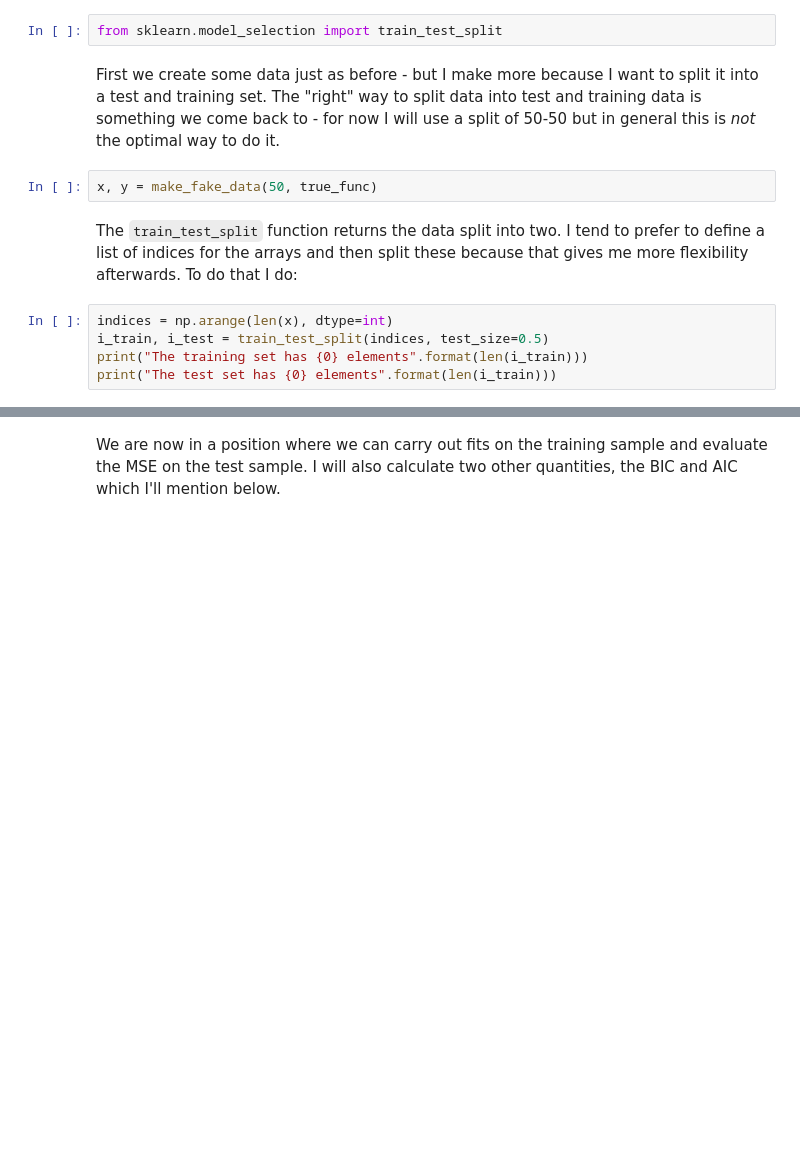
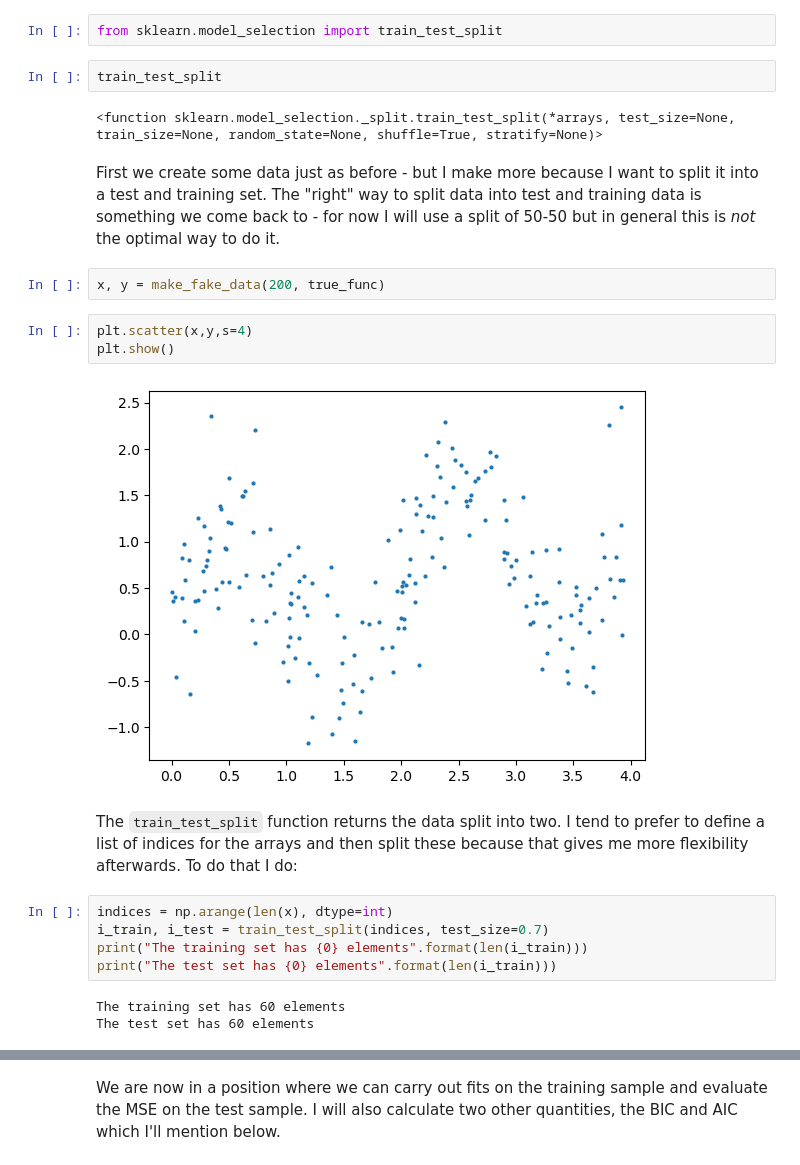
Before and after one commit to pedrobranco1999/MLD2025, a Jupyter notebook: Notebooks/MLD2025-01b-Deciding when good is good enough.ipynb, the cells around one changed output, grey strips where cells are left out. Cells and saved outputs as stored; diff of their text form; blank space fills up the shorter version.

```diff
--- a/Notebooks/MLD2025-01b-Deciding when good is good enough.ipynb
+++ b/Notebooks/MLD2025-01b-Deciding when good is good enough.ipynb
@@ -41,17 +41,29 @@ warnings.simplefilter('ignore', np.RankWarning)
 The simplest way to improve our situation is to fit the function (the polynomial in our case) with one set of data and use another set of data to assess the quality of the fit. So let us import the convenience function for this from `sklearn` - `train_test_split`.
 # %%
 from sklearn.model_selection import train_test_split
+# %%
+train_test_split
+# %% [output]
+<function sklearn.model_selection._split.train_test_split(*arrays, test_size=None, train_size=None, random_state=None, shuffle=True, stratify=None)>
 # %% [markdown]
 First we create some data just as before - but I make more because I want to split it into a test and training set. The "right" way to split data into test and training data is something we come back to - for now I will use a split of 50-50 but in general this is _not_ the optimal way to do it.
 # %%
-x, y = make_fake_data(50, true_func)
+x, y = make_fake_data(200, true_func)
+# %%
+plt.scatter(x,y,s=4)
+plt.show()
+# %% [output]
+[figure, added]
 # %% [markdown]
 The `train_test_split` function returns the data split into two. I tend to prefer to define a list of indices for the arrays and then split these because that gives me more flexibility afterwards. To do that I do:
 # %%
 indices = np.arange(len(x), dtype=int)
-i_train, i_test = train_test_split(indices, test_size=0.5)
+i_train, i_test = train_test_split(indices, test_size=0.7)
 print("The training set has {0} elements".format(len(i_train)))
 print("The test set has {0} elements".format(len(i_train)))
+# %% [output]
+The training set has 60 elements
+The test set has 60 elements
 # %%
 plt.scatter(x[i_train], y[i_train], label='Train')
 plt.scatter(x[i_test], y[i_test], label='Test')
```
Also changed, not shown: parts of 23 cells of this notebook, 4 other files.
